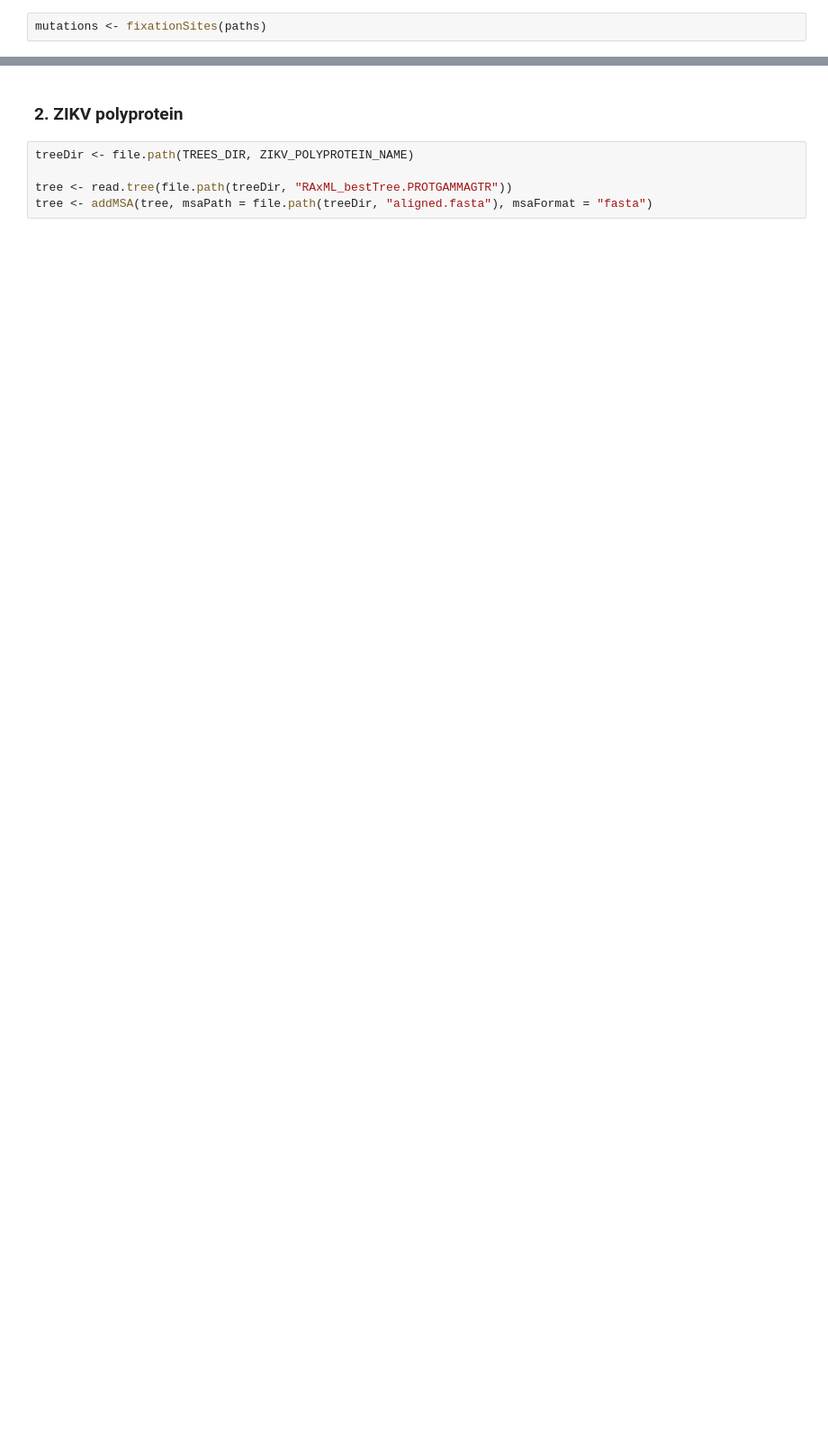
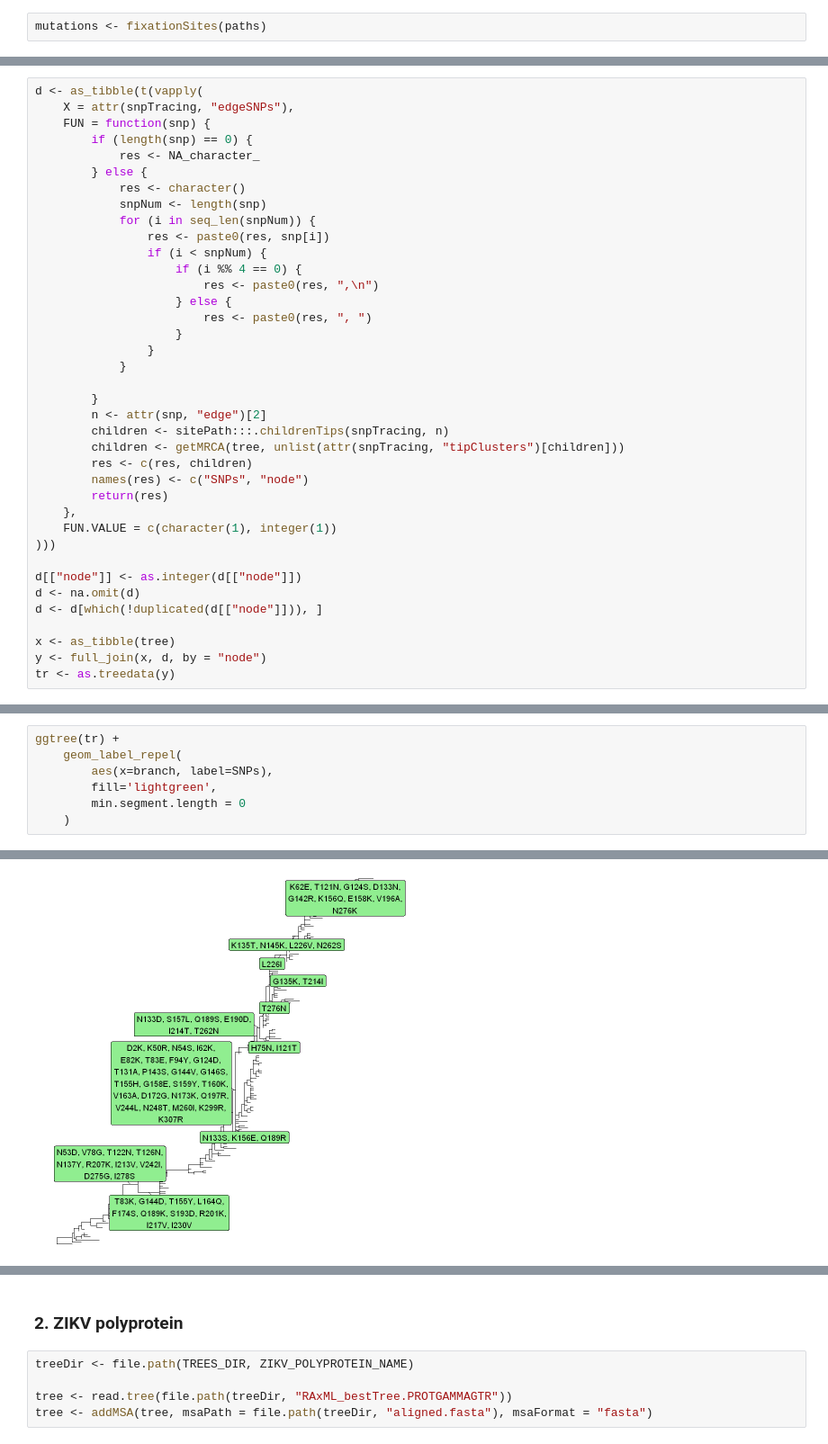
Before and after one commit to Takkoona/phyloColoring, a Jupyter notebook: 1.1_find_fixations.ipynb, the cells around one changed output, grey strips where cells are left out. Shown at 90% size. Saved outputs shown, nothing was run; the diff lists cells and outputs as text; blank space fills up the shorter version.

```diff
--- a/1.1_find_fixations.ipynb
+++ b/1.1_find_fixations.ipynb
@@ -42,0 +78,38 @@ plot(mutations)
+# %%
+d <- as_tibble(t(vapply(
+    X = attr(snpTracing, "edgeSNPs"),
+    FUN = function(snp) {
+        if (length(snp) == 0) {
+            res <- NA_character_
+        } else {
+            res <- character()
+            snpNum <- length(snp)
+            for (i in seq_len(snpNum)) {
+                res <- paste0(res, snp[i])
+                if (i < snpNum) {
+                    if (i %% 4 == 0) {
+                        res <- paste0(res, ",\n")
+                    } else {
+                        res <- paste0(res, ", ")
+                    }
+                }
+            }
+
+        }
+        n <- attr(snp, "edge")[2]
+        children <- sitePath:::.childrenTips(snpTracing, n)
+        children <- getMRCA(tree, unlist(attr(snpTracing, "tipClusters")[children]))
+        res <- c(res, children)
+        names(res) <- c("SNPs", "node")
+        return(res)
+    },
+    FUN.VALUE = c(character(1), integer(1))
+)))
+
+d[["node"]] <- as.integer(d[["node"]])
+d <- na.omit(d)
+d <- d[which(!duplicated(d[["node"]])), ]
+
+x <- as_tibble(tree)
+y <- full_join(x, d, by = "node")
+tr <- as.treedata(y)
@@ -42,0 +123,8 @@ plot(mutations)
+# %%
+ggtree(tr) +
+    geom_label_repel(
+        aes(x=branch, label=SNPs),
+        fill='lightgreen',
+        min.segment.length = 0
+    )
+# %% [output]
@@ -42,0 +133 @@ plot(mutations)
+[figure, added]
```
Also changed, not shown: parts of 13 cells of this notebook, 6 other files.
